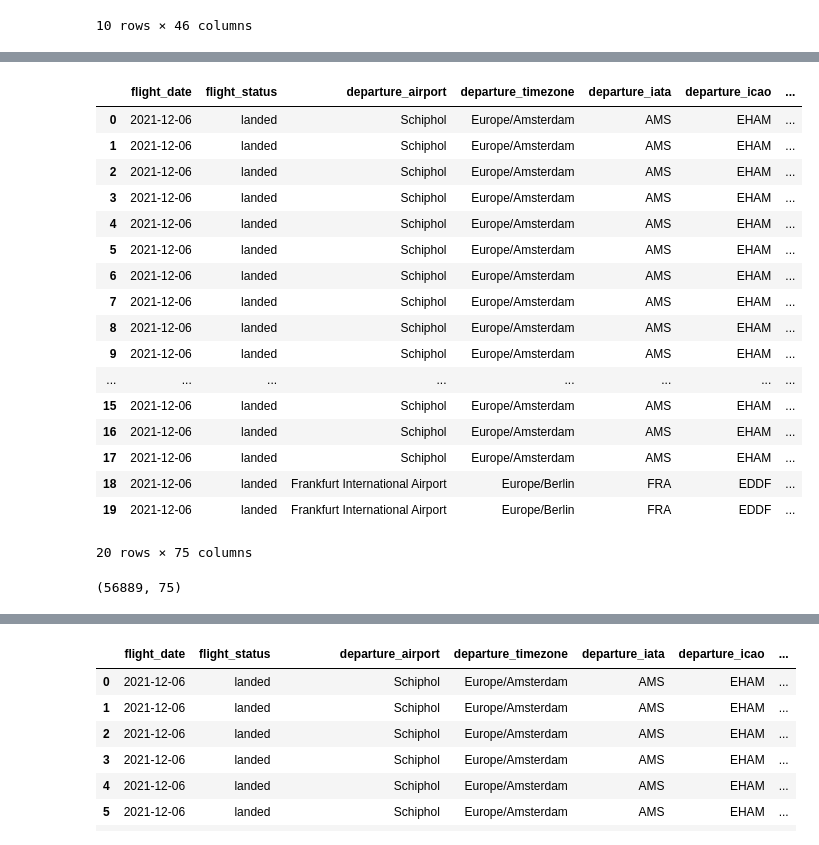
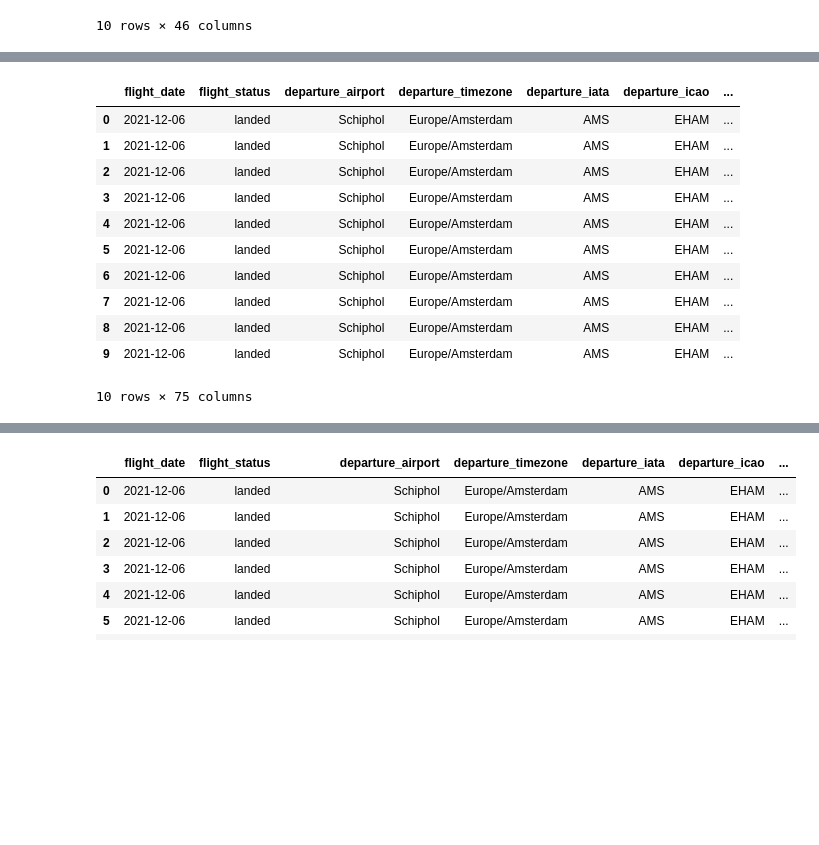
Before and after one commit to yhs2/733FinalProject-, a Jupyter notebook: DataAnalyzing/update_dataset.ipynb, the cells around one changed output, grey strips where cells are left out. Cells and saved outputs as stored; diff of their text form; code cells hidden in the pictures; blank space fills up the shorter version.

```diff
--- a/DataAnalyzing/update_dataset.ipynb
+++ b/DataAnalyzing/update_dataset.ipynb
@@ -109,27 +56,17 @@ Name: departure_airport, Length: 93500, dtype: object
 # %%
 flight_weather = pd.merge(flight, weather_airport, how='inner', left_on=['flight_date', 'departure_airport'],
                           right_on=['datetime', 'airport_name'])
-flight_weather.head(20)
+flight_weather.head(10)
 # %% [output]
 |  | flight_date | flight_status | departure_airport | departure_timezone | departure_iata | departure_icao | ... |
 | 0 | 2021-12-06 | landed | Schiphol | Europe/Amsterdam | AMS | EHAM | ... |
 | 1 | 2021-12-06 | landed | Schiphol | Europe/Amsterdam | AMS | EHAM | ... |
 | 2 | 2021-12-06 | landed | Schiphol | Europe/Amsterdam | AMS | EHAM | ... |
 | 3 | 2021-12-06 | landed | Schiphol | Europe/Amsterdam | AMS | EHAM | ... |
 | 4 | 2021-12-06 | landed | Schiphol | Europe/Amsterdam | AMS | EHAM | ... |
 | 5 | 2021-12-06 | landed | Schiphol | Europe/Amsterdam | AMS | EHAM | ... |
 | 6 | 2021-12-06 | landed | Schiphol | Europe/Amsterdam | AMS | EHAM | ... |
 | 7 | 2021-12-06 | landed | Schiphol | Europe/Amsterdam | AMS | EHAM | ... |
 | 8 | 2021-12-06 | landed | Schiphol | Europe/Amsterdam | AMS | EHAM | ... |
 | 9 | 2021-12-06 | landed | Schiphol | Europe/Amsterdam | AMS | EHAM | ... |
-| ... | ... | ... | ... | ... | ... | ... | ... |
-| 15 | 2021-12-06 | landed | Schiphol | Europe/Amsterdam | AMS | EHAM | ... |
-| 16 | 2021-12-06 | landed | Schiphol | Europe/Amsterdam | AMS | EHAM | ... |
-| 17 | 2021-12-06 | landed | Schiphol | Europe/Amsterdam | AMS | EHAM | ... |
-| 18 | 2021-12-06 | landed | Frankfurt International Airport | Europe/Berlin | FRA | EDDF | ... |
-| 19 | 2021-12-06 | landed | Frankfurt International Airport | Europe/Berlin | FRA | EDDF | ... |
-20 rows × 75 columns
+10 rows × 75 columns
-# %%
-flight_weather.shape
-# %% [output]
-(56889, 75)
```
Also changed, not shown: parts of 11 cells of this notebook, 29 other files.
